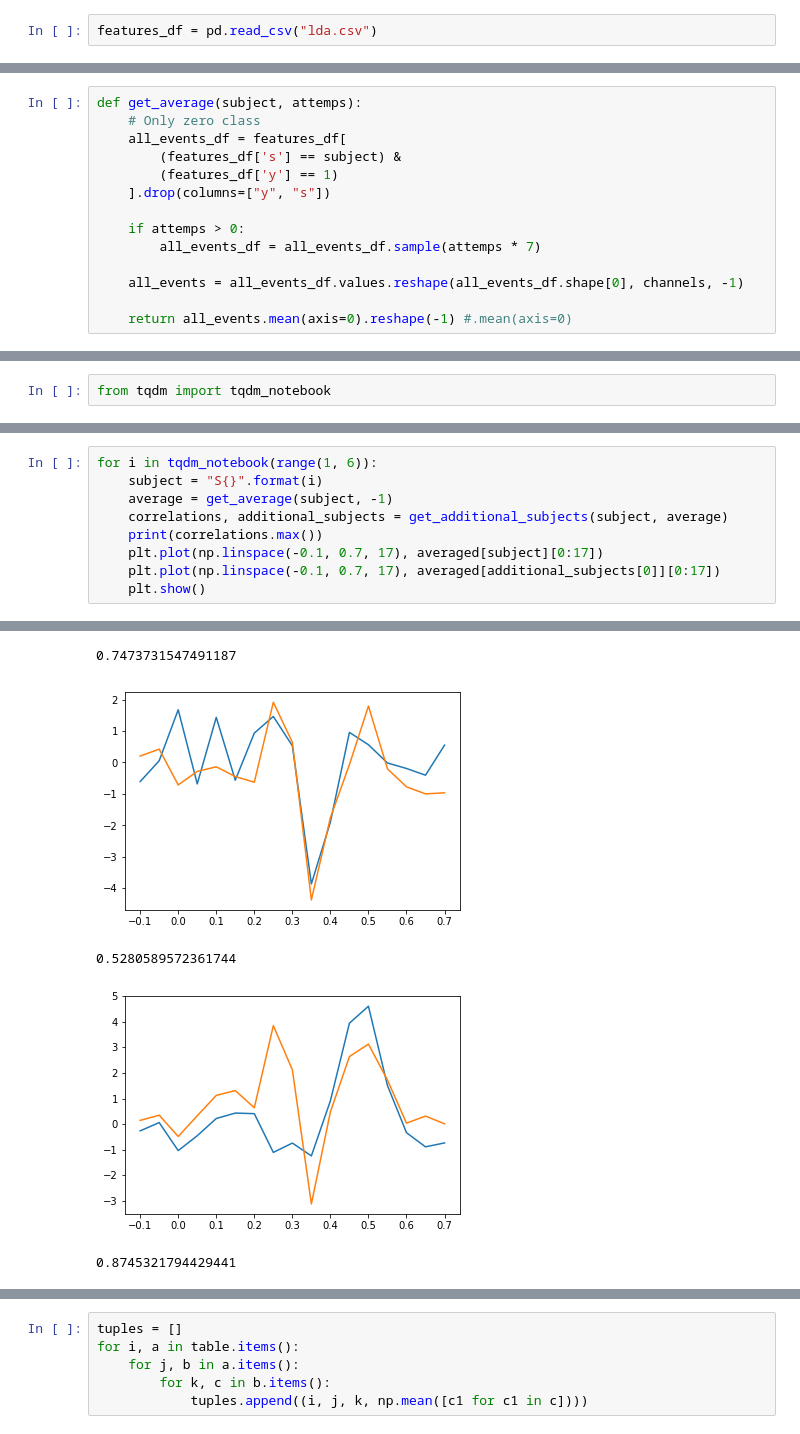
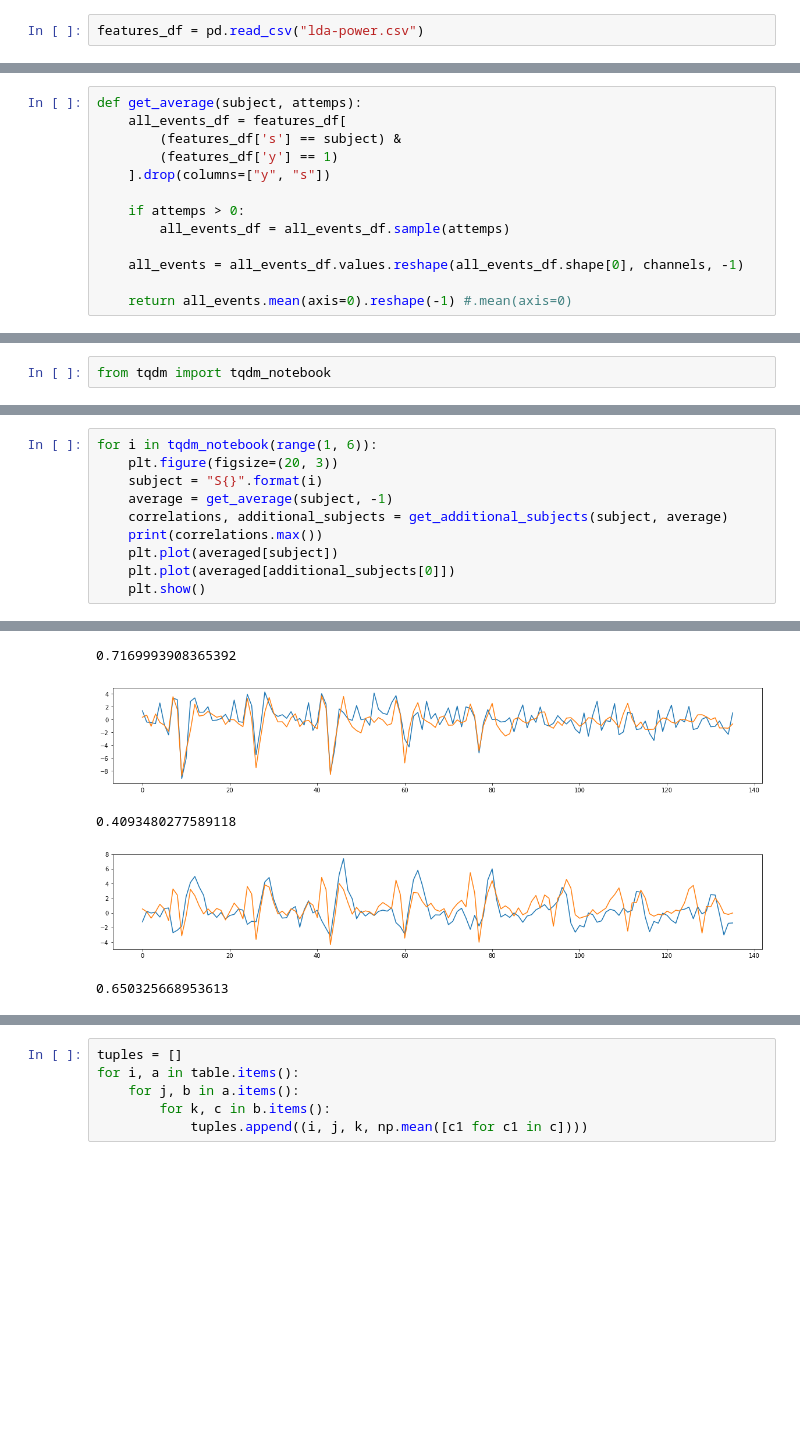
Before and after one commit to belya/p300-speller, a Jupyter notebook: lda-model.ipynb, the cells around one changed output, grey strips where cells are left out. Saved outputs shown, nothing was run; the diff lists cells and outputs as text; blank space fills up the shorter version.

Commit message:
Fixed power line noize + fixed mistake with attemps

```diff
--- a/lda-model.ipynb
+++ b/lda-model.ipynb
@@ -5,7 +5,7 @@ import pandas as pd
 # %%
 from sklearn.model_selection import GridSearchCV
 # %%
-features_df = pd.read_csv("lda.csv")
+features_df = pd.read_csv("lda-power.csv")
 # %%
 def get_dataset(subject):
     X = features_df[features_df["s"] == subject].drop(columns=["y", "s"])
@@ -60,14 +60,13 @@ Name: y, dtype: int64
 channels = 8
 # %%
 def get_average(subject, attemps):
-    # Only zero class
     all_events_df = features_df[
         (features_df['s'] == subject) &
         (features_df['y'] == 1)
     ].drop(columns=["y", "s"])
 
     if attemps > 0:
-        all_events_df = all_events_df.sample(attemps * 7)
+        all_events_df = all_events_df.sample(attemps)
 
     all_events = all_events_df.values.reshape(all_events_df.shape[0], channels, -1)
 
@@ -169,16 +168,17 @@ for i in tqdm_notebook(range(1, 6)):
 # %%
 for i in tqdm_notebook(range(1, 6)):
+    plt.figure(figsize=(20, 3))
     subject = "S{}".format(i)
     average = get_average(subject, -1)
     correlations, additional_subjects = get_additional_subjects(subject, average)
     print(correlations.max())
-    plt.plot(np.linspace(-0.1, 0.7, 17), averaged[subject][0:17])
-    plt.plot(np.linspace(-0.1, 0.7, 17), averaged[additional_subjects[0]][0:17])
+    plt.plot(averaged[subject])
+    plt.plot(averaged[additional_subjects[0]])
     plt.show()
 # %% [output]
 [interactive output not drawn]
-0.7473731547491187
+0.7169993908365392
-[figure, old version]
+[figure, new version]
-0.5280589572361744
+0.4093480277589118
-[figure, old version]
+[figure, new version]
-0.8745321794429441
+0.650325668953613
```
Also changed, not shown: parts of 6 cells of this notebook, 1 other file.
